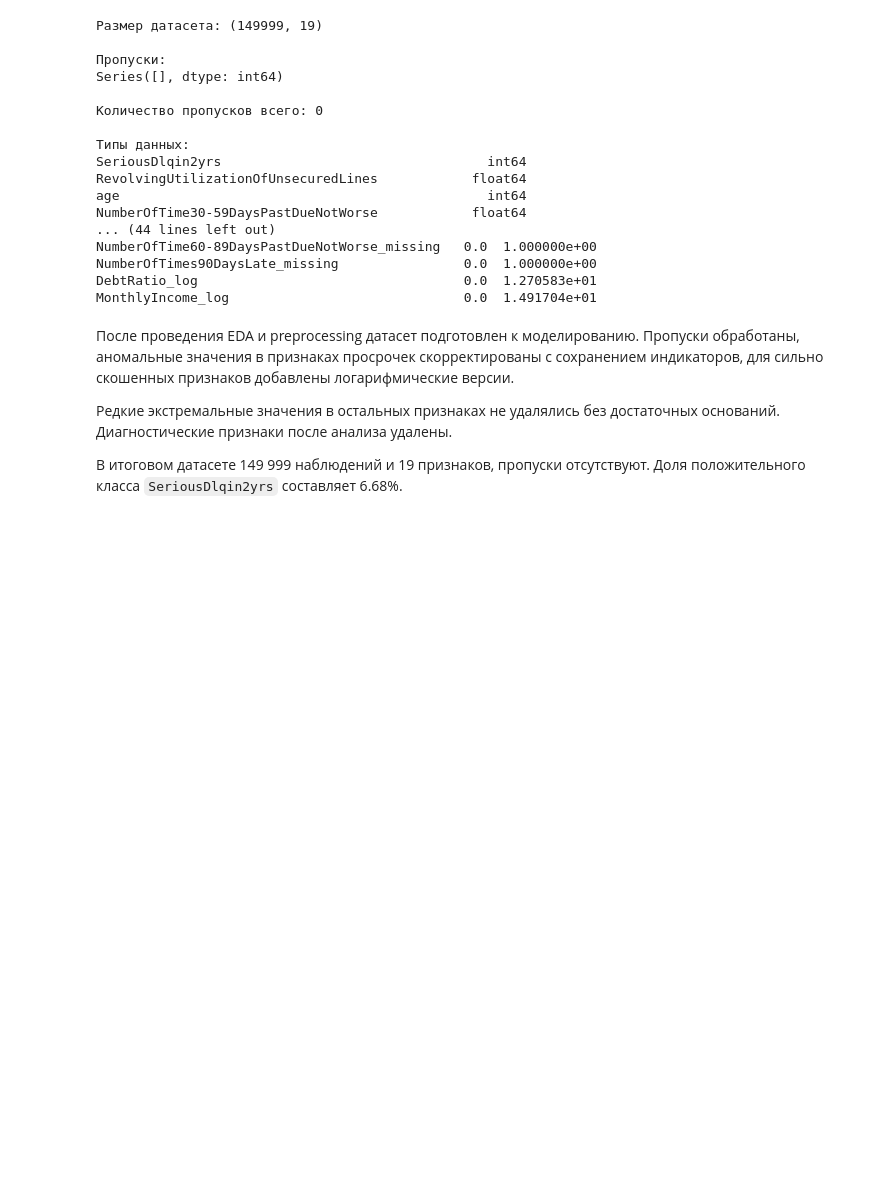
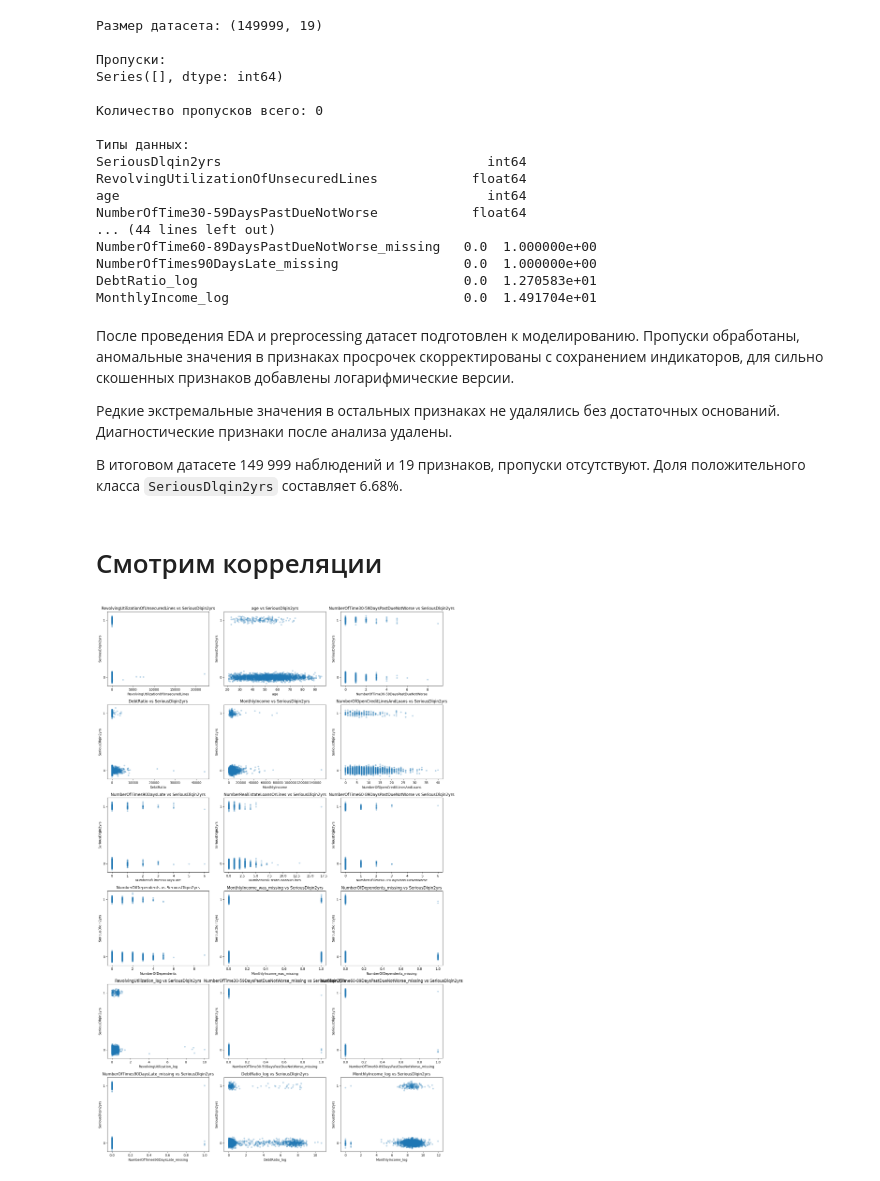
Before and after one commit to GiannisAnte/credit-scoring-case, a Jupyter notebook: credit_scoring_case.ipynb, the cells around one changed output. Drawn from its saved outputs; the diff is of its cells as text; code cells hidden in the pictures; blank space fills up the shorter version.

```diff
--- a/credit_scoring_case.ipynb
+++ b/credit_scoring_case.ipynb
@@ -836,3 +843,56 @@ MonthlyIncome_log                              0.0  1.491704e+01
 Редкие экстремальные значения в остальных признаках не удалялись без достаточных оснований. Диагностические признаки после анализа удалены.
 
 В итоговом датасете 149 999 наблюдений и 19 признаков, пропуски отсутствуют. Доля положительного класса `SeriousDlqin2yrs` составляет 6.68%.
+# %% [markdown]
+# Смотрим корреляции
+# %%
+import seaborn as sns
+def plot_feature_scatter(df: pd.DataFrame, target: str, sample_size: int = 3000):
+    if len(df) > sample_size:
+        df = df.sample(sample_size, random_state=42)
+
+    numeric_features = df.select_dtypes(include="number").columns.drop(
+        target, errors="ignore"
+    )
+
+    n_features = len(numeric_features)
+    ncols = 3
+    nrows = (n_features + ncols - 1) // ncols
+
+    fig, axes = plt.subplots(
+        nrows,
+        ncols,
+        figsize=(15, 4 * nrows)
+    )
+
+    axes = axes.flatten()
+
+    for i, feature in enumerate(numeric_features):
+        y_jitter = df[target] + np.random.normal(
+            0, 0.03, size=len(df)
+        )
+
+        axes[i].scatter(
+            df[feature],
+            y_jitter,
+            alpha=0.25,
+            s=15
+        )
+
+        axes[i].set_xlabel(feature)
+        axes[i].set_ylabel(target)
+        axes[i].set_title(f"{feature} vs {target}")
+
+        axes[i].set_yticks([0, 1])
+        axes[i].set_ylim(-0.15, 1.15)
+
+    for ax in axes[n_features:]:
+        ax.remove()
+
+    plt.tight_layout()
+    plt.show()
+
+
+plot_feature_scatter(df, "SeriousDlqin2yrs", 3000)
+# %% [output]
+[figure, added]
```
Also changed, not shown: parts of 10 cells of this notebook.
